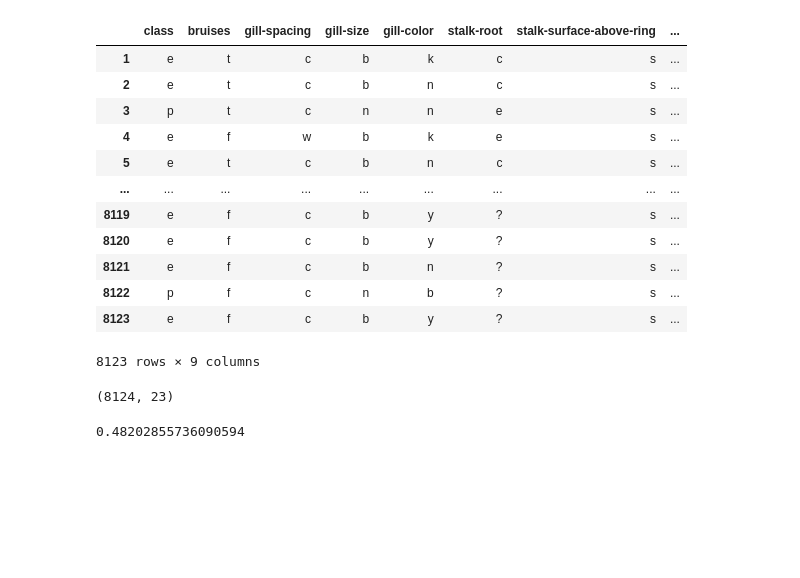
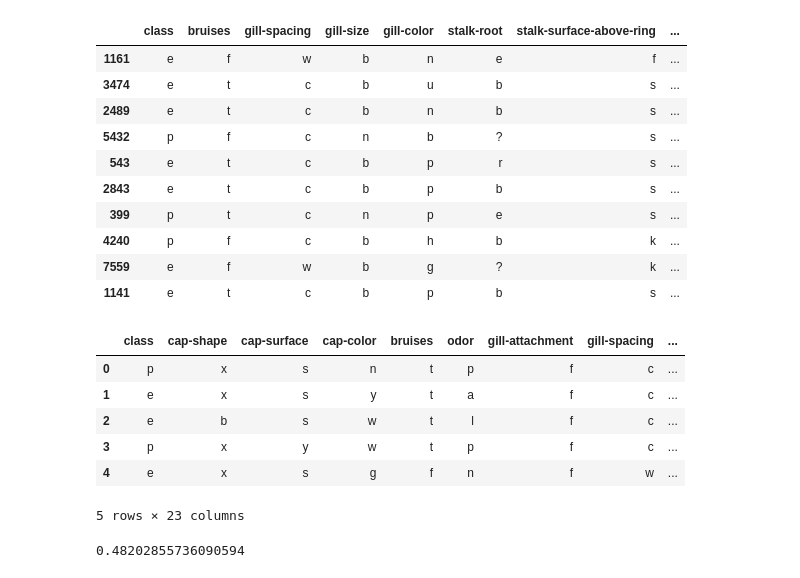
Before and after one commit to darabosmateOE/mushroom_classification, a Jupyter notebook: mushroom.ipynb, the cells around one changed output. Saved outputs shown, nothing was run; the diff lists cells and outputs as text; code cells hidden in the pictures; blank space fills up the shorter version.

```diff
--- a/mushroom.ipynb
+++ b/mushroom.ipynb
@@ -7,26 +7,30 @@ import numpy as np
 # %%
 
 df = pd.read_csv('mushrooms.csv')
 df.loc[1:, ['class', 'bruises', 'gill-spacing', 'gill-size', 'gill-color', 'stalk-root',
-    'stalk-surface-above-ring','stalk-surface-below-ring', 'ring-type']]
+    'stalk-surface-above-ring','stalk-surface-below-ring', 'ring-type']].sample(10)
 # %% [output]
 |  | class | bruises | gill-spacing | gill-size | gill-color | stalk-root | stalk-surface-above-ring | ... |
-| 1 | e | t | c | b | k | c | s | ... |
-| 2 | e | t | c | b | n | c | s | ... |
-| 3 | p | t | c | n | n | e | s | ... |
-| 4 | e | f | w | b | k | e | s | ... |
-| 5 | e | t | c | b | n | c | s | ... |
-| ... | ... | ... | ... | ... | ... | ... | ... | ... |
-| 8119 | e | f | c | b | y | ? | s | ... |
-| 8120 | e | f | c | b | y | ? | s | ... |
-| 8121 | e | f | c | b | n | ? | s | ... |
-| 8122 | p | f | c | n | b | ? | s | ... |
-| 8123 | e | f | c | b | y | ? | s | ... |
+| 1161 | e | f | w | b | n | e | f | ... |
+| 3474 | e | t | c | b | u | b | s | ... |
+| 2489 | e | t | c | b | n | b | s | ... |
+| 5432 | p | f | c | n | b | ? | s | ... |
+| 543 | e | t | c | b | p | r | s | ... |
+| 2843 | e | t | c | b | p | b | s | ... |
+| 399 | p | t | c | n | p | e | s | ... |
+| 4240 | p | f | c | b | h | b | k | ... |
+| 7559 | e | f | w | b | g | ? | k | ... |
+| 1141 | e | t | c | b | p | b | s | ... |
-8123 rows × 9 columns
 # %%
-df.shape
+df.head()
 # %% [output]
+|  | class | cap-shape | cap-surface | cap-color | bruises | odor | gill-attachment | gill-spacing | ... |
+| 0 | p | x | s | n | t | p | f | c | ... |
+| 1 | e | x | s | y | t | a | f | c | ... |
+| 2 | e | b | s | w | t | l | f | c | ... |
+| 3 | p | x | y | w | t | p | f | c | ... |
+| 4 | e | x | s | g | f | n | f | w | ... |
-(8124, 23)
+5 rows × 23 columns
 # %%
 np.sum(df['class'] == 'p') / df.shape[0] # 48% poisonous
 # %% [output]
```
Also changed, not shown: parts of 9 cells of this notebook, 13 other files.
